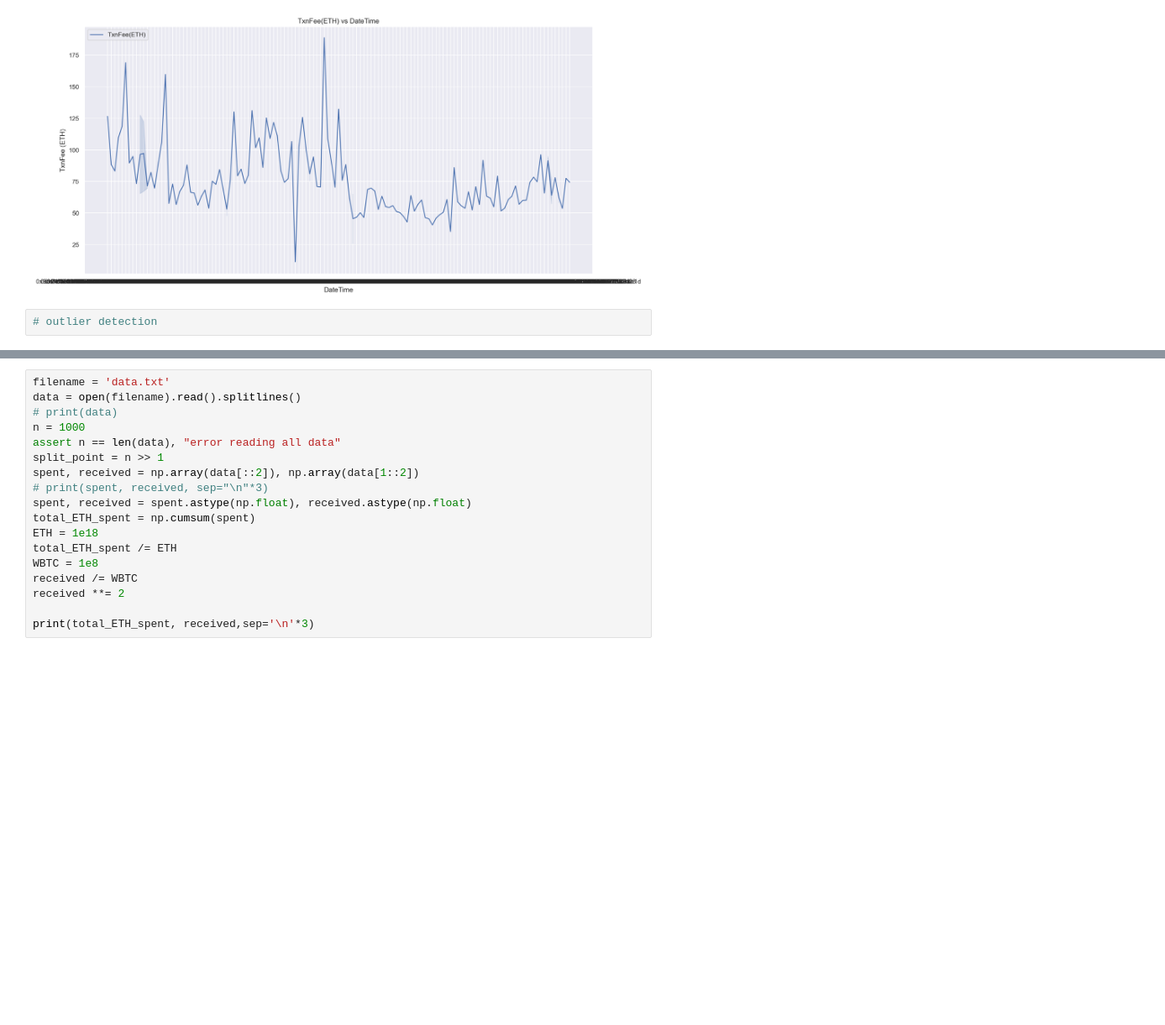
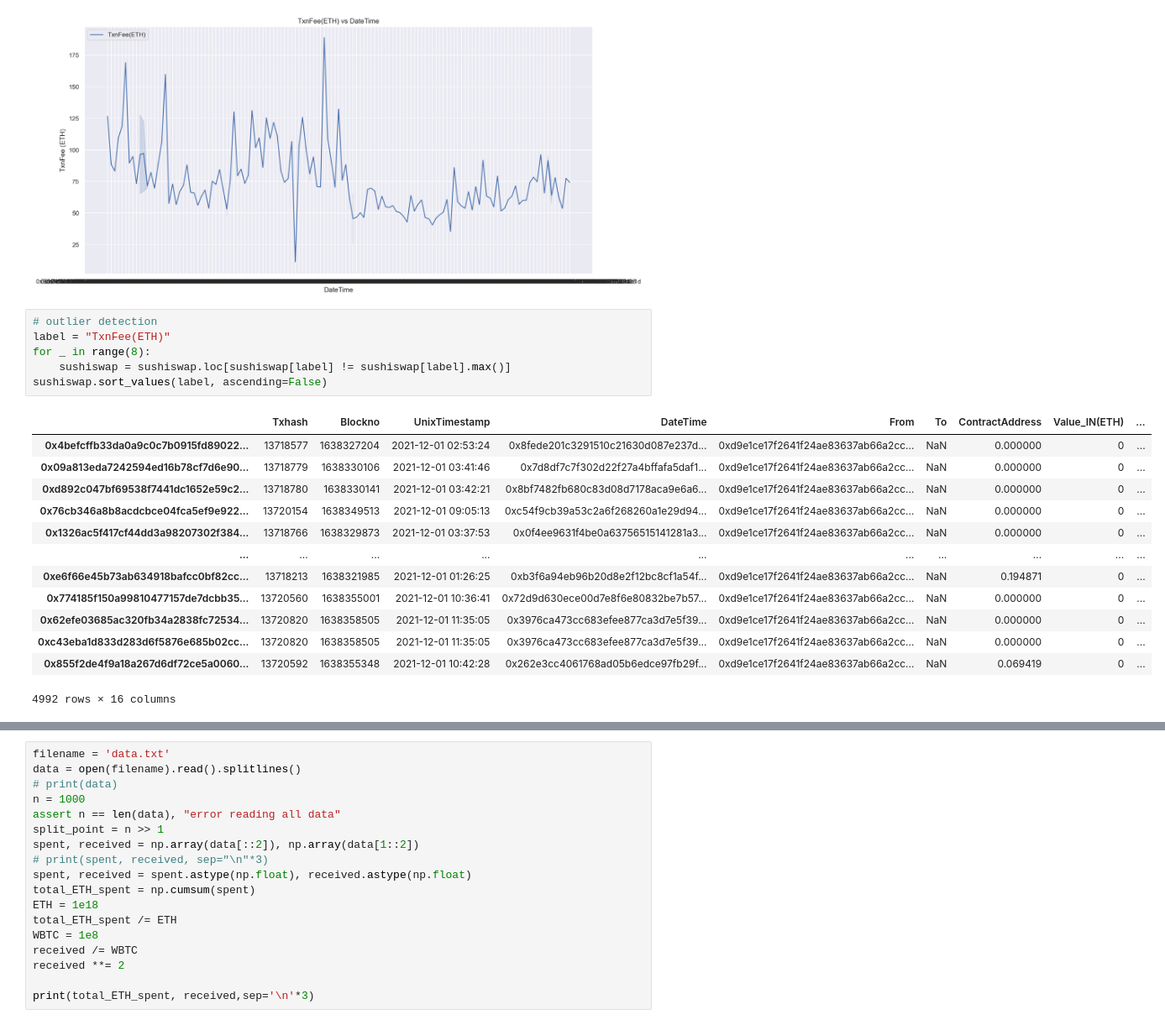
Before and after one commit to rsha256/defi_final_proj, a Jupyter notebook: my_notebook.ipynb, the cells around one changed output, grey strips where cells are left out. Shown: that part at 84% size. Drawn from its saved outputs; the diff is of its cells as text; blank space fills up the shorter version.

Commit message:
outlier detection part 1

```diff
--- a/my_notebook.ipynb
+++ b/my_notebook.ipynb
@@ -93,8 +76,26 @@ plt.ylabel("TxnFee (ETH)")
 plt.title("TxnFee(ETH) vs DateTime");
 # %% [output]
 [figure]
-# %%
-# outlier detection
+# %%
+# outlier detection
+label = "TxnFee(ETH)"
+for _ in range(8):
+    sushiswap = sushiswap.loc[sushiswap[label] != sushiswap[label].max()]
+sushiswap.sort_values(label, ascending=False)
+# %% [output]
+|  | Txhash | Blockno | UnixTimestamp | DateTime | From | To | ContractAddress | Value_IN(ETH) | ... |
+| 0x4befcffb33da0a9c0c7b0915fd89022... | 13718577 | 1638327204 | 2021-12-01 02:53:24 | 0x8fede201c3291510c21630d087e237d... | 0xd9e1ce17f2641f24ae83637ab66a2cc... | NaN | 0.000000 | 0 | ... |
+| 0x09a813eda7242594ed16b78cf7d6e90... | 13718779 | 1638330106 | 2021-12-01 03:41:46 | 0x7d8df7c7f302d22f27a4bffafa5daf1... | 0xd9e1ce17f2641f24ae83637ab66a2cc... | NaN | 0.000000 | 0 | ... |
+| 0xd892c047bf69538f7441dc1652e59c2... | 13718780 | 1638330141 | 2021-12-01 03:42:21 | 0x8bf7482fb680c83d08d7178aca9e6a6... | 0xd9e1ce17f2641f24ae83637ab66a2cc... | NaN | 0.000000 | 0 | ... |
+| 0x76cb346a8b8acdcbce04fca5ef9e922... | 13720154 | 1638349513 | 2021-12-01 09:05:13 | 0xc54f9cb39a53c2a6f268260a1e29d94... | 0xd9e1ce17f2641f24ae83637ab66a2cc... | NaN | 0.000000 | 0 | ... |
+| 0x1326ac5f417cf44dd3a98207302f384... | 13718766 | 1638329873 | 2021-12-01 03:37:53 | 0x0f4ee9631f4be0a63756515141281a3... | 0xd9e1ce17f2641f24ae83637ab66a2cc... | NaN | 0.000000 | 0 | ... |
+| ... | ... | ... | ... | ... | ... | ... | ... | ... | ... |
+| 0xe6f66e45b73ab634918bafcc0bf82cc... | 13718213 | 1638321985 | 2021-12-01 01:26:25 | 0xb3f6a94eb96b20d8e2f12bc8cf1a54f... | 0xd9e1ce17f2641f24ae83637ab66a2cc... | NaN | 0.194871 | 0 | ... |
+| 0x774185f150a99810477157de7dcbb35... | 13720560 | 1638355001 | 2021-12-01 10:36:41 | 0x72d9d630ece00d7e8f6e80832be7b57... | 0xd9e1ce17f2641f24ae83637ab66a2cc... | NaN | 0.000000 | 0 | ... |
+| 0x62efe03685ac320fb34a2838fc72534... | 13720820 | 1638358505 | 2021-12-01 11:35:05 | 0x3976ca473cc683efee877ca3d7e5f39... | 0xd9e1ce17f2641f24ae83637ab66a2cc... | NaN | 0.000000 | 0 | ... |
+| 0xc43eba1d833d283d6f5876e685b02cc... | 13720820 | 1638358505 | 2021-12-01 11:35:05 | 0x3976ca473cc683efee877ca3d7e5f39... | 0xd9e1ce17f2641f24ae83637ab66a2cc... | NaN | 0.000000 | 0 | ... |
+| 0x855f2de4f9a18a267d6df72ce5a0060... | 13720592 | 1638355348 | 2021-12-01 10:42:28 | 0x262e3cc4061768ad05b6edce97fb29f... | 0xd9e1ce17f2641f24ae83637ab66a2cc... | NaN | 0.069419 | 0 | ... |
+4992 rows × 16 columns
 # %%
 label = "TxnFee(ETH)"
 cd_label = f"curvedata {label}"
```
Also changed, not shown: parts of 2 cells of this notebook.
